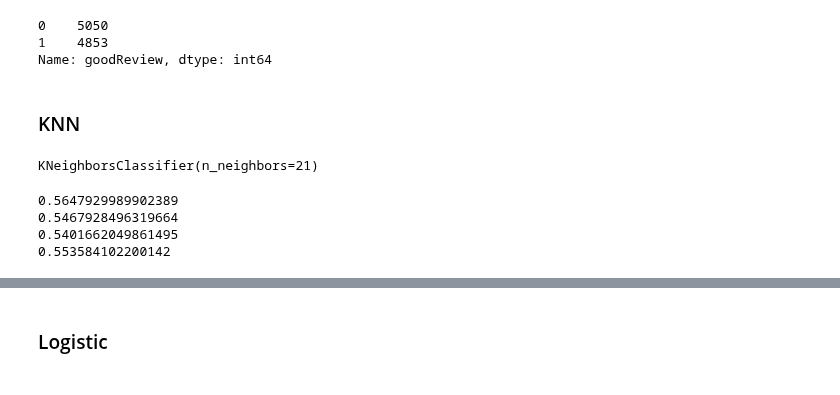
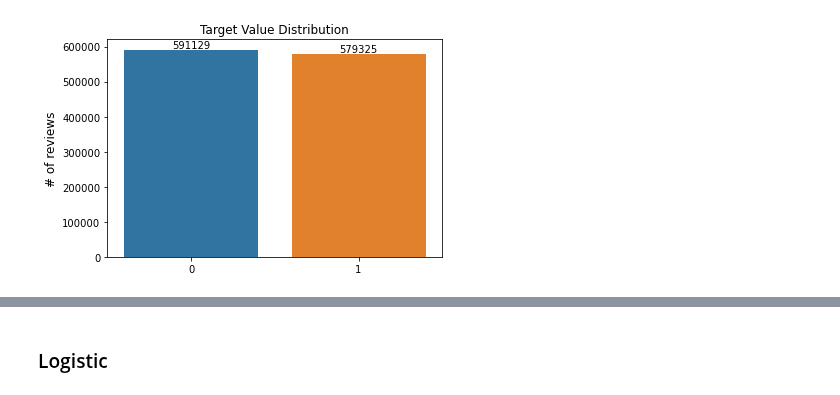
Before and after one commit to jessecho516/CS-334-Final-Project, a Jupyter notebook: fp_q1.ipynb, the cells around one changed output, grey strips where cells are left out. Saved outputs shown, nothing was run; the diff lists cells and outputs as text; code cells hidden in the pictures.

```diff
--- a/fp_q1.ipynb
+++ b/fp_q1.ipynb
@@ -45,9 +15,7 @@ pd.set_option('display.max_columns', None)
 # %%
-business_df = pd.read_csv("sample_restaurant.csv")
-checkin_df = pd.read_csv("sample_checkin.csv")
-review_df = pd.read_csv("sample_review.csv")
-tip_df = pd.read_csv("sample_tip.csv")
-user_df = pd.read_csv("sample_user.csv")
+business_df = pd.read_csv("restaurant.csv")
+review_df = pd.read_csv("review.csv")
+user_df = pd.read_csv("user.csv")
 # %%
 business_df.drop(columns = 'Unnamed: 0', inplace = True)
 business_loc = business_df.iloc[:, [0,3, 4, 5, 6, 7]]
@@ -154,3 +74,4 @@ dataUseful = dataFullFull.drop(columns = ['review_id', 'user_id', 'business_id',
 # %%
-simpleData = dataFull.loc[:, ['goodReview', 'review_count', 'useful_User', 'funny_User', 'cool_User', 'fans', 'average_stars', 'is_home', 'time_since', 'eliteCount', 'numFriends']]
+# simpleData = dataFull.loc[:, ['goodReview', 'review_count', 'useful_User', 'funny_User', 'cool_User', 'fans', 'average_stars', 'is_home', 'time_since', 'eliteCount', 'numFriends']]
+simpleData = dataFull.loc[:, ['goodReview', 'review_count', 'average_stars', 'is_home', 'time_since']]
 # %%
@@ -189,8 +91,0 @@ xtrain, xtest, ytrain, ytest = train_test_split(X_ss, y, test_size=0.3)
-# %%
-y.value_counts()
-# %% [output]
-0    5050
-1    4853
-Name: goodReview, dtype: int64
-# %% [markdown]
-### KNN
@@ -198,0 +92,8 @@ from sklearn.neighbors import KNeighborsClassifier
+# %%
+ax = sns.barplot(x=y.value_counts().index, y=y.value_counts())
+plt.title("Target Value Distribution")
+plt.ylabel("# of reviews", fontsize=12)
+for i in ax.containers:
+    ax.bar_label(i,)
+# %% [output]
+[figure, added]
@@ -199,12 +103,10 @@ from sklearn.neighbors import KNeighborsClassifier
 # %%
-searchSpace = {
-    'n_neighbors': range(1,25)
-}
-gs = GridSearchCV(KNeighborsClassifier(), searchSpace, cv=5, scoring = 'f1_macro')
-gs.fit(xtrain, ytrain)
-print(gs.best_estimator_)
+# searchSpace = {
+#     'n_neighbors': range(1,25)
+# }
+# gs = GridSearchCV(KNeighborsClassifier(), searchSpace, cv=5, scoring = 'f1_macro')
+# gs.fit(xtrain, ytrain)
+# print(gs.best_estimator_)
-# %% [output]
-KNeighborsClassifier(n_neighbors=21)
 # %%
 neigh = KNeighborsClassifier(n_neighbors=21)
 neigh.fit(xtrain, ytrain)
@@ -217,10 +114,0 @@ knn_precision = precision_score(ytest, yhat)
-# %%
-print(knn_acc)
-print(knn_f1)
-print(knn_recall)
-print(knn_precision)
-# %% [output]
-0.5647929989902389
-0.5467928496319664
-0.5401662049861495
-0.553584102200142
```
Also changed, not shown: parts of 66 cells of this notebook.
